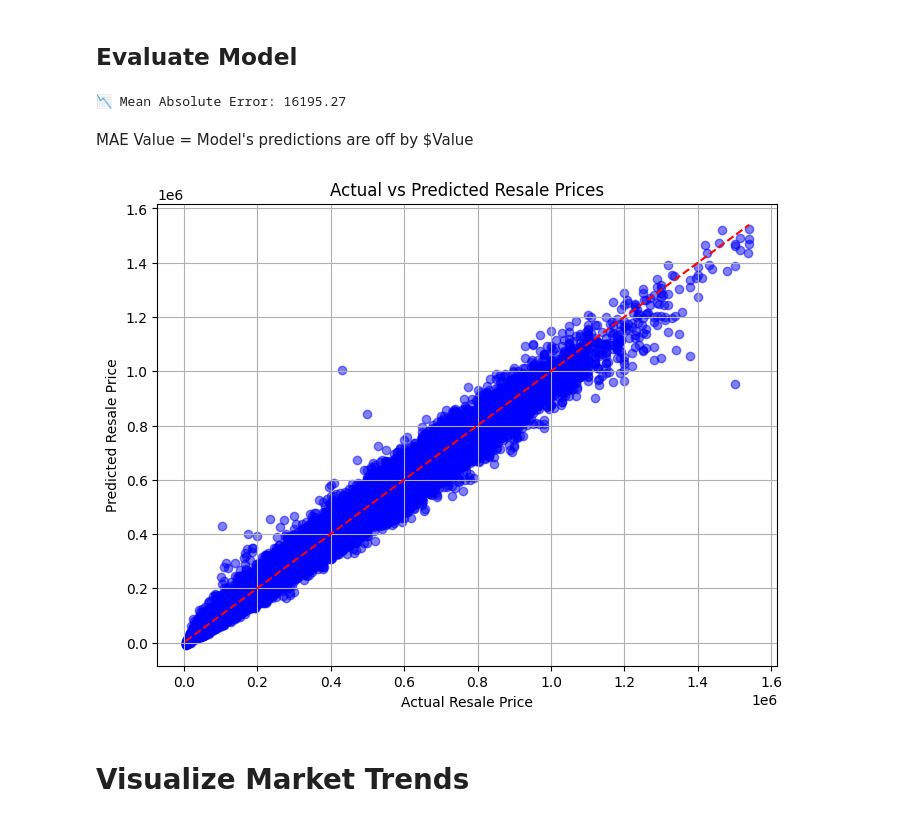
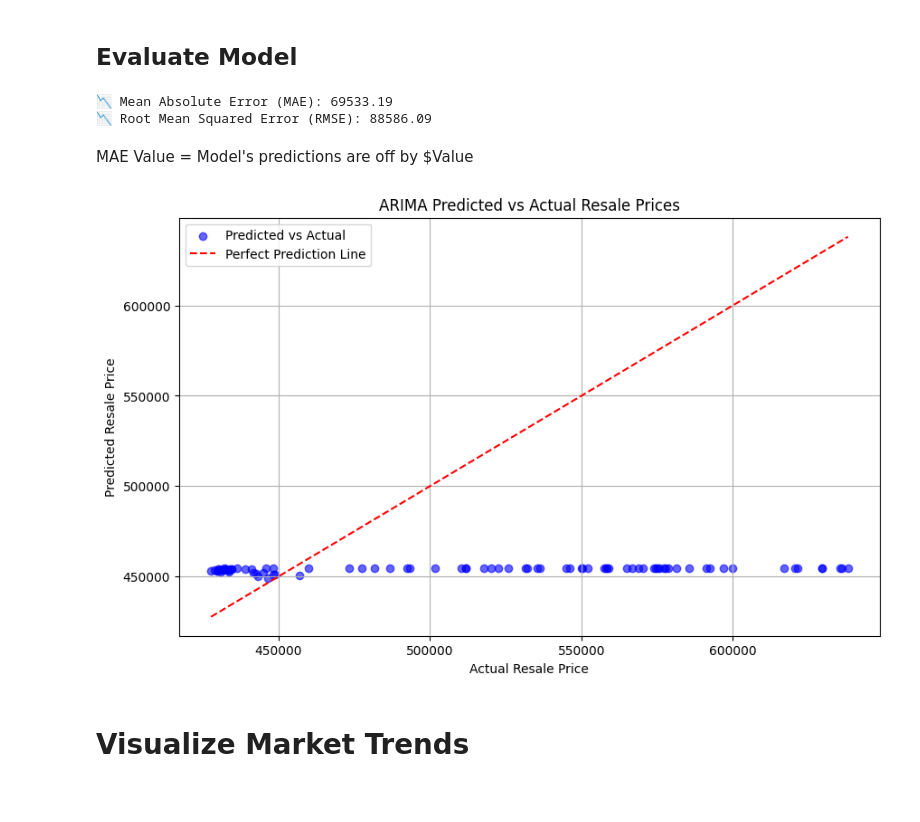
Before and after one commit to Rianna2002/ITPG1WizVision, a Jupyter notebook: Market_Trend_Analysis/ITP_WizVision_Market_Trend_Analysis_ARIMA_Rianna.ipynb, the cells around one changed output. Cells and saved outputs as stored; diff of their text form; code cells hidden in the pictures.

Commit message:
update training notebooks and add doc

```diff
--- a/Market_Trend_Analysis/ITP_WizVision_Market_Trend_Analysis_LightGBM.ipynb
+++ b/Market_Trend_Analysis/ITP_WizVision_Market_Trend_Analysis_ARIMA_Rianna.ipynb
@@ -233,6 +273,9 @@ le_flat_model = LabelEncoder()
 df['flat_type'] = le_flat_type.fit_transform(df['flat_type'])
 df['storey_range'] = le_storey_range.fit_transform(df['storey_range'])
 df['flat_model'] = le_flat_model.fit_transform(df['flat_model'])
+# %%
+# Drop unused columns
+df.drop(columns=['block'], inplace=True)
 # %%
 # Check final dataset structure
 print("✅ Flat characteristic features processed!")
@@ -313,0 +311,13 @@ with open("lightgbm_market_trend_analysis.pkl", "wb") as file:
+# %%
+# For LSTM and ARIMA, get monthly averages
+monthly_avg = df.groupby('year_month')['resale_price'].mean().reset_index()
+monthly_avg['year_month'] = pd.to_datetime(monthly_avg['year_month'])
+
+# Time series format
+monthly_avg.set_index('year_month', inplace=True)
+monthly_avg = monthly_avg.asfreq('MS')
+# %%
+# Train-test split
+train_size = int(len(monthly_avg) * 0.8)
+train = monthly_avg.iloc[:train_size]
+test = monthly_avg.iloc[train_size:]
@@ -313,0 +340,5 @@ with open("lightgbm_market_trend_analysis.pkl", "wb") as file:
+# %%
+# ARIMA
+model = ARIMA(train, order=(1, 1, 2))
+model_fit = model.fit()
+forecast = model_fit.forecast(steps=len(test))
@@ -314,27 +366,32 @@ with open("lightgbm_market_trend_analysis.pkl", "wb") as file:
 # %% [markdown]
 ## Evaluate Model
-# %%
-# Make predictions on test set
-y_pred = model.predict(X_test)
-
-# Calculate MAE
-mae = mean_absolute_error(y_test, y_pred)
-print(f"📉 Mean Absolute Error: {mae:.2f}")
-# %% [output]
-📉 Mean Absolute Error: 16195.27
+# %%
+# Calculate MAE
+mae = mean_absolute_error(test, forecast)
+print(f"📉 Mean Absolute Error (MAE): {mae:.2f}")
+
+# Calculate RMSE
+rmse = np.sqrt(mean_squared_error(test, forecast))
+print(f"📉 Root Mean Squared Error (RMSE): {rmse:.2f}")
+# %% [output]
+📉 Mean Absolute Error (MAE): 69533.19
+📉 Root Mean Squared Error (RMSE): 88586.09
 # %% [markdown]
 MAE Value = Model's predictions are off by $Value
 # %%
-plt.figure(figsize=(8, 6))
-plt.scatter(y_test, y_pred, alpha=0.5, color="blue")
-plt.plot([min(y_test), max(y_test)], [min(y_test), max(y_test)], linestyle='--', color='red')
+plt.figure(figsize=(10, 6))
+plt.scatter(test.values, forecast, color='blue', alpha=0.6, label='Predicted vs Actual')
+plt.plot([min(test.values), max(test.values)],
+         [min(test.values), max(test.values)],
+         color='red', linestyle='--', label='Perfect Prediction Line')
 plt.xlabel("Actual Resale Price")
 plt.ylabel("Predicted Resale Price")
-plt.title("Actual vs Predicted Resale Prices")
+plt.title("ARIMA Predicted vs Actual Resale Prices")
+plt.legend()
 plt.grid()
 plt.show()
 # %% [output]
-[figure, old version]
+[figure, new version]
 # %% [markdown]
 # Visualize Market Trends
 # %% [markdown]
```
Also changed, not shown: parts of 18 cells of this notebook, 4 other files.
